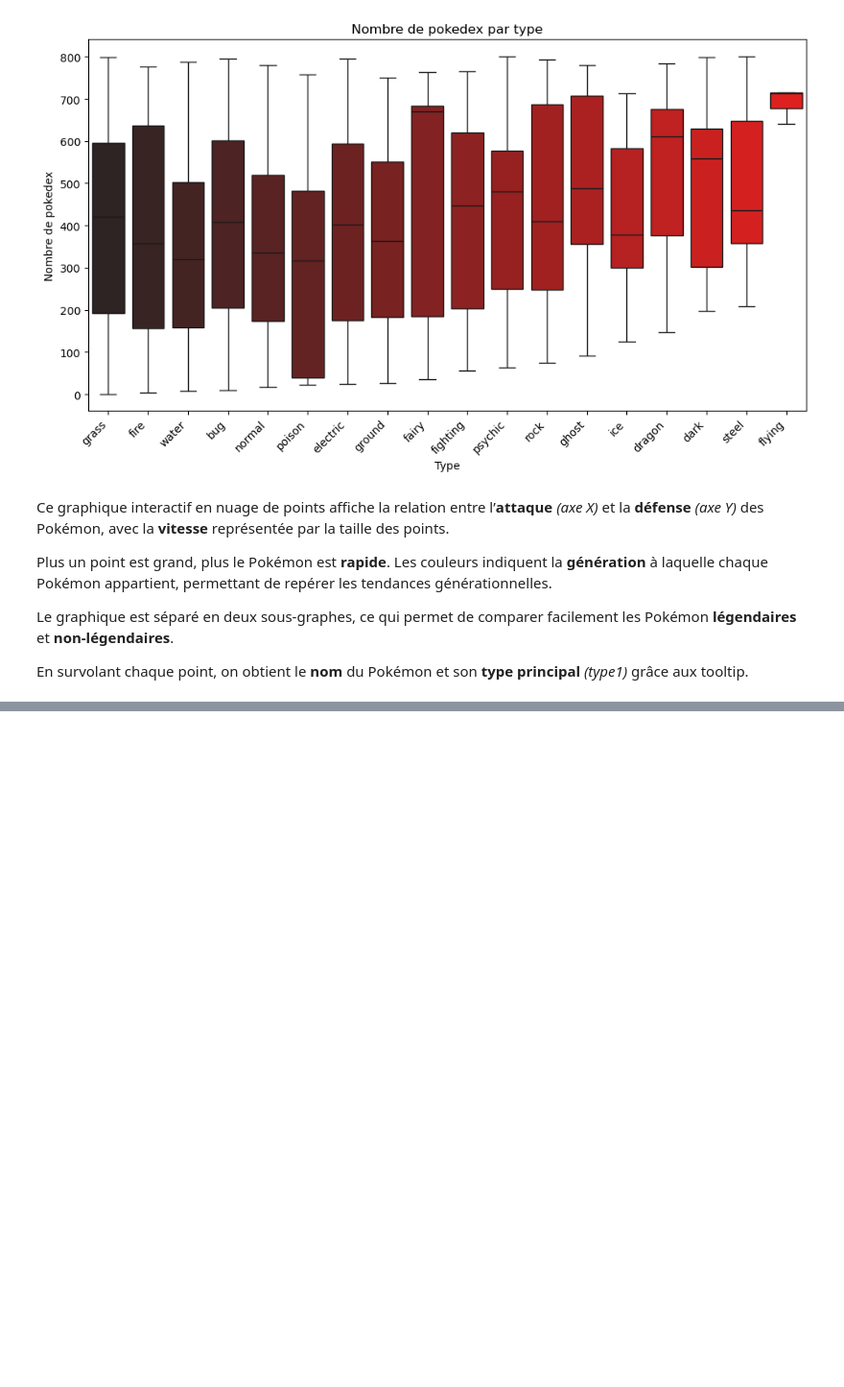
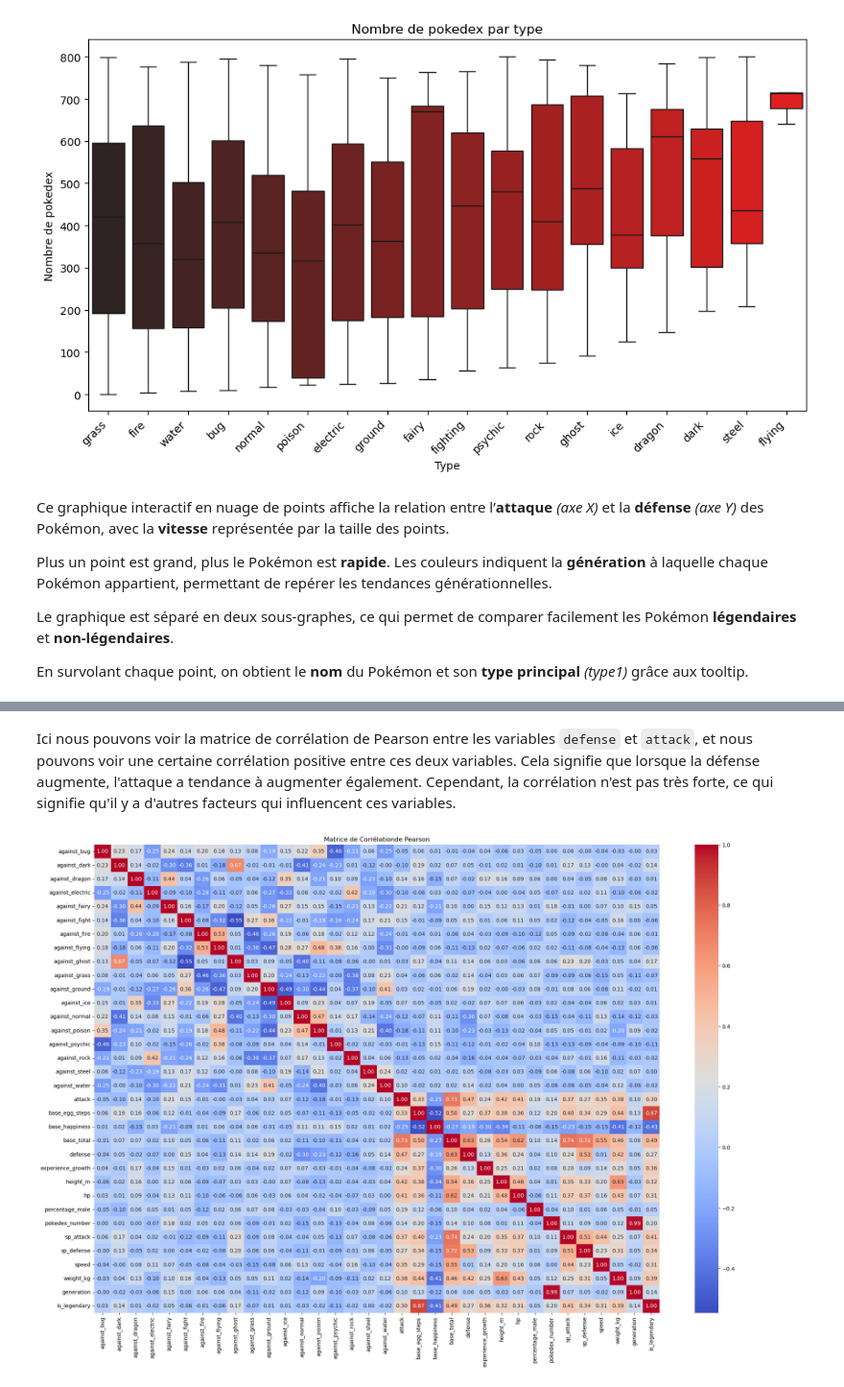
Before and after one commit to Sagbyy/pokemon-data-analysis, a Jupyter notebook: notebook.ipynb, the cells around one changed output, grey strips where cells are left out. Shown at 96% size. Drawn from its saved outputs; the diff is of its cells as text; code cells hidden in the pictures; blank space fills up the shorter version.

```diff
--- a/notebook.ipynb
+++ b/notebook.ipynb
@@ -355,0 +368,12 @@ En survolant chaque point, on obtient le **nom** du Pokémon et son **type princ
+# %% [markdown]
+Ici nous pouvons voir la matrice de corrélation de Pearson entre les variables `defense` et `attack`, et nous pouvons voir une certaine corrélation positive entre ces deux variables. Cela signifie que lorsque la défense augmente, l'attaque a tendance à augmenter également. Cependant, la corrélation n'est pas très forte, ce qui signifie qu'il y a d'autres facteurs qui influencent ces variables.
+# %%
+againtst_dataframe = df.filter(regex="^against_")
+correlation_matrix = df.corr(numeric_only=True)
+
+plt.figure(figsize=(24, 16))
+sns.heatmap(correlation_matrix, annot=True, cmap="coolwarm", fmt=".2f")
+plt.title("Matrice de Corrélationde Pearson")
+plt.show()
+# %% [output]
+[figure, added]
```
Also changed, not shown: parts of 10 cells of this notebook.
